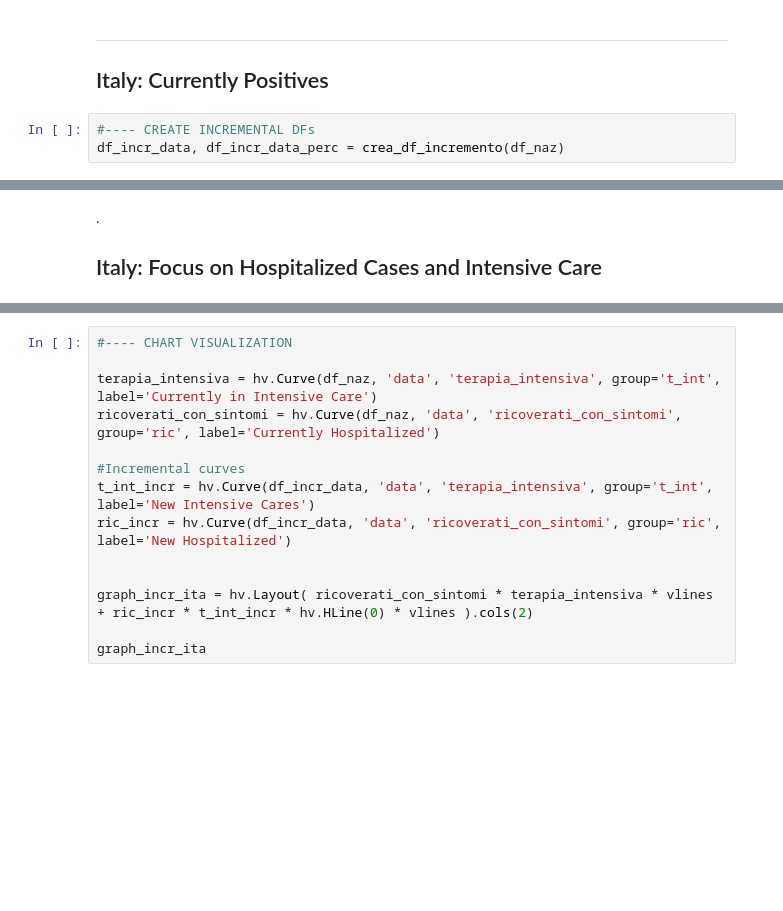
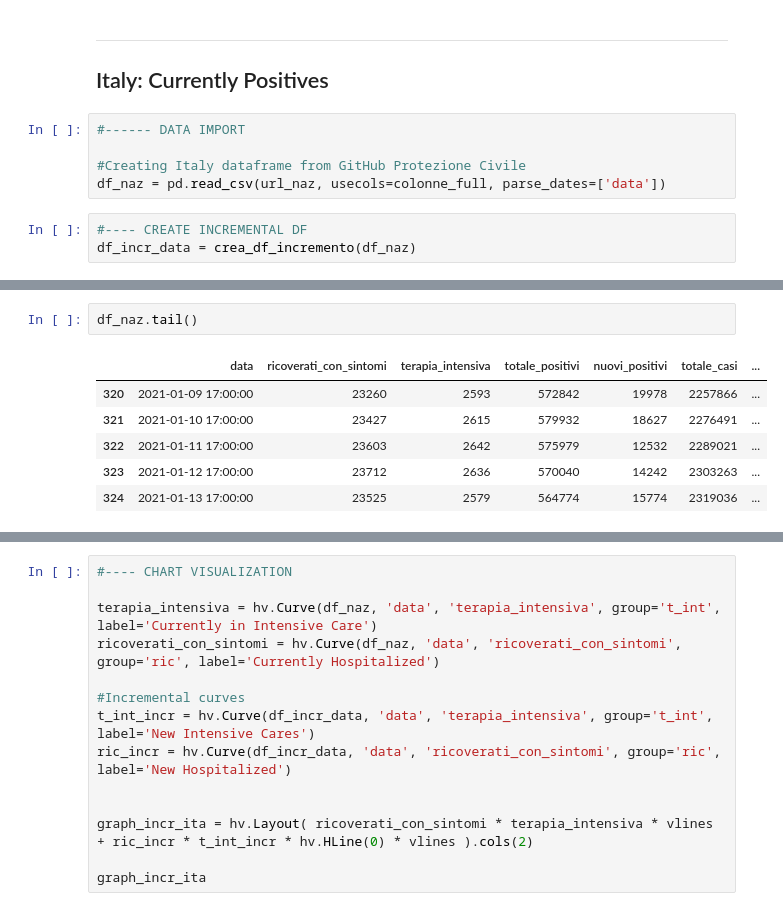
Before and after one commit to marconardon/covid-dashboard, a Jupyter notebook: COVID-19 Italia.ipynb, the cells around one changed output, grey strips where cells are left out. Drawn from its saved outputs; the diff is of its cells as text; blank space fills up the shorter version.

```diff
--- a/COVID-19 Italia.ipynb
+++ b/COVID-19 Italia.ipynb
@@ -146,9 +125,14 @@ bergamo = df_prov[df_prov['sigla_provincia'] == 'BG']
 
 
 ## Italy: Currently Positives <a name="italy"></a>
+# %%
+#------ DATA IMPORT
+
+#Creating Italy dataframe from GitHub Protezione Civile
+df_naz = pd.read_csv(url_naz, usecols=colonne_full, parse_dates=['data'])
 # %%
-#---- CREATE INCREMENTAL DFs
-df_incr_data, df_incr_data_perc = crea_df_incremento(df_naz)
+#---- CREATE INCREMENTAL DF
+df_incr_data = crea_df_incremento(df_naz)
 # %%
 #---- CHART VISUALIZATION
 
@@ -163,8 +147,12 @@ graph_tot_ita = hv.Layout(tot_ita * vlines + tot_inc * vlines * hv.HLine(0)).col
 graph_tot_ita
 # %% [output]
 [interactive output not drawn]
-# %% [markdown]
-.
-
-
-## Italy: Focus on Hospitalized Cases and Intensive Care
+# %%
+df_naz.tail()
+# %% [output]
+|  | data | ricoverati_con_sintomi | terapia_intensiva | totale_positivi | nuovi_positivi | totale_casi | ... |
+| 320 | 2021-01-09 17:00:00 | 23260 | 2593 | 572842 | 19978 | 2257866 | ... |
+| 321 | 2021-01-10 17:00:00 | 23427 | 2615 | 579932 | 18627 | 2276491 | ... |
+| 322 | 2021-01-11 17:00:00 | 23603 | 2642 | 575979 | 12532 | 2289021 | ... |
+| 323 | 2021-01-12 17:00:00 | 23712 | 2636 | 570040 | 14242 | 2303263 | ... |
+| 324 | 2021-01-13 17:00:00 | 23525 | 2579 | 564774 | 15774 | 2319036 | ... |
```
Also changed, not shown: parts of 12 cells of this notebook.
